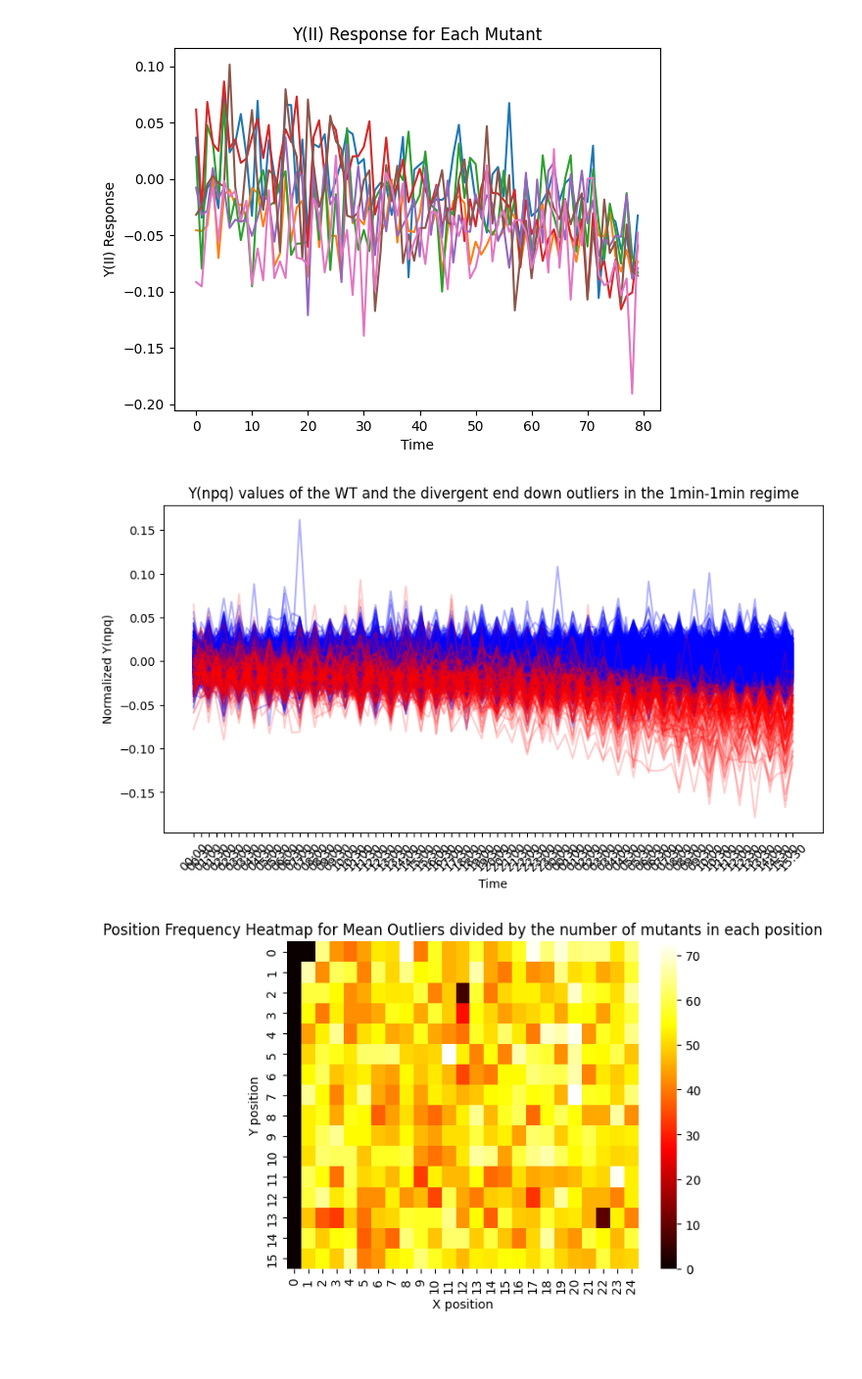
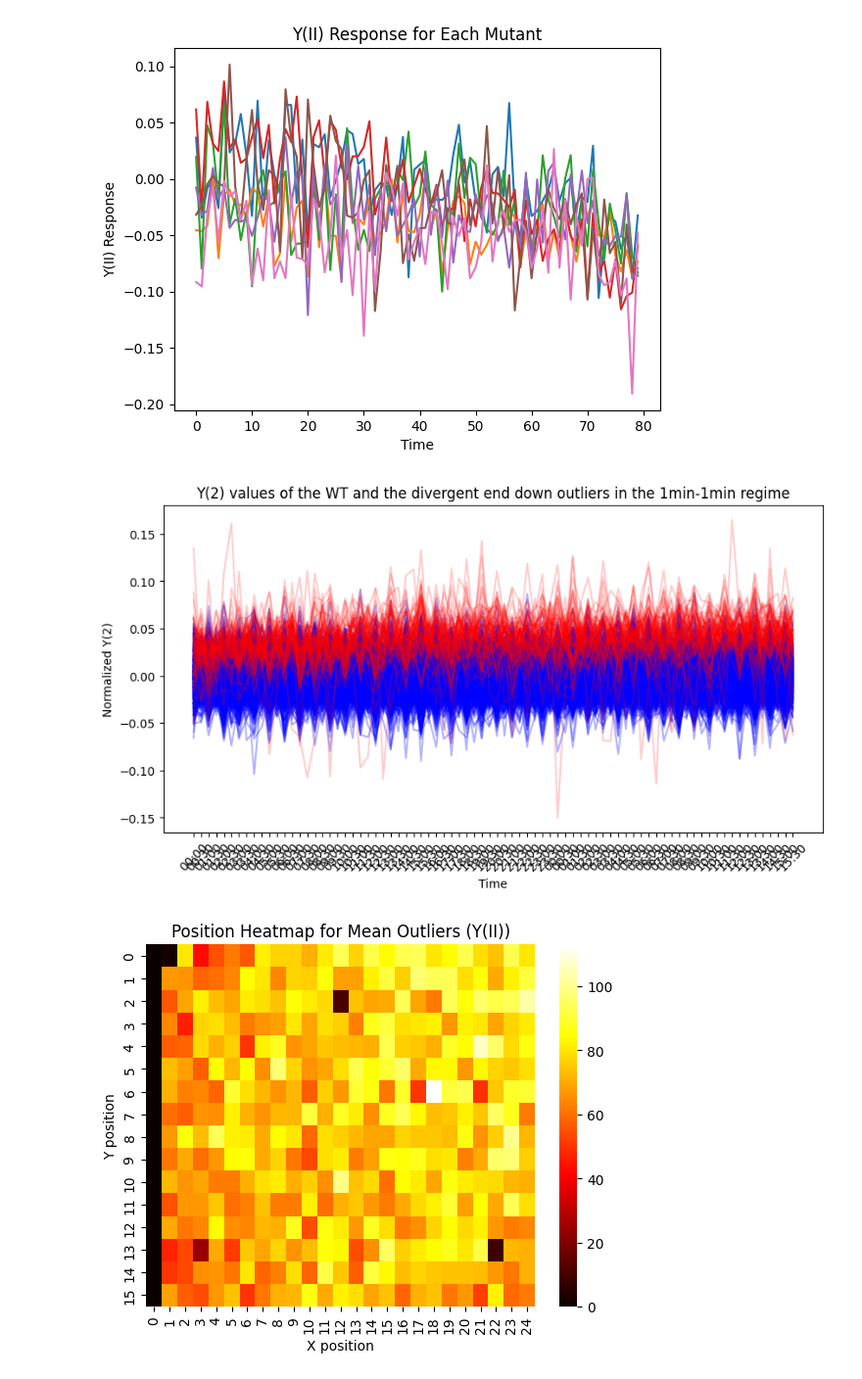
Before and after one commit to samsongourevitch/Chlamy_project, a Jupyter notebook: Data_exploration_v2.ipynb, the cells around one changed output. Shown at 98% size. Drawn from its saved outputs; the diff is of its cells as text; code cells hidden in the pictures; blank space fills up the shorter version.

```diff
--- a/Data_exploration_v2.ipynb
+++ b/Data_exploration_v2.ipynb
@@ -202,37 +269,37 @@ Data_analysis_func.plot_y2(data_norm_flagged[(data_norm_flagged['outlier_diverge
 # %% [output]
 [figure]
 # %%
-Data_analysis_func.plot_WT_outliers(data_norm_flagged, 'divergent_end_down', 'ynpq', '1min-1min', 100)
+Data_analysis_func.plot_WT_outliers(data_norm_flagged, 'divergent_end_up', 'y2', '1min-1min', 200)
 # %% [output]
-[figure, old version]
+[figure, new version]
 # %%
 # position_counts = outliers_mean['well_id'].value_counts()
 # position_counts = outliers_mean['well_id'].value_counts()/data_norm_ok['well_id'].value_counts()
-position_counts = data_norm_flagged[data_norm_flagged['outlier_mean_reduced_v2_ynpq'] == True]['well_id'].value_counts()
+position_counts = data_norm_flagged[data_norm_flagged['outlier_mean_reduced_v2_y2'] == True]['well_id'].value_counts()
 # Extract x and y coordinates from positions
 y = [ord(pos[0]) - ord('A') for pos in position_counts.index]  # Convert letters to numerical values for y-axis
 x = [int(pos[1:]) for pos in position_counts.index]  # Extract numbers for x-axis
 
 # Create a 2D grid to represent the lattice
 max_x = max(x) + 1
 max_y = max(y) + 1
 frequency_grid = [[0] * max_x for _ in range(max_y)]
 
 # Fill the frequency grid with position counts
 for i, pos in enumerate(position_counts.index):
     frequency_grid[y[i]][x[i]] = position_counts[pos]
 
 # Plot heatmap
 sns.heatmap(frequency_grid, cmap='hot', fmt='d', cbar=True)
 
 # Set axis labels
 plt.xlabel('X position')
 plt.ylabel('Y position')
 
 # Set title
-plt.title('Position Frequency Heatmap for Mean Outliers divided by the number of mutants in each position')
+plt.title('Position Heatmap for Mean Outliers (Y(II))')
 
 # Show plot
 plt.show()
 # %% [output]
-[figure, old version]
+[figure, new version]
```
Also changed, not shown: parts of 42 cells of this notebook, 6 other files.
